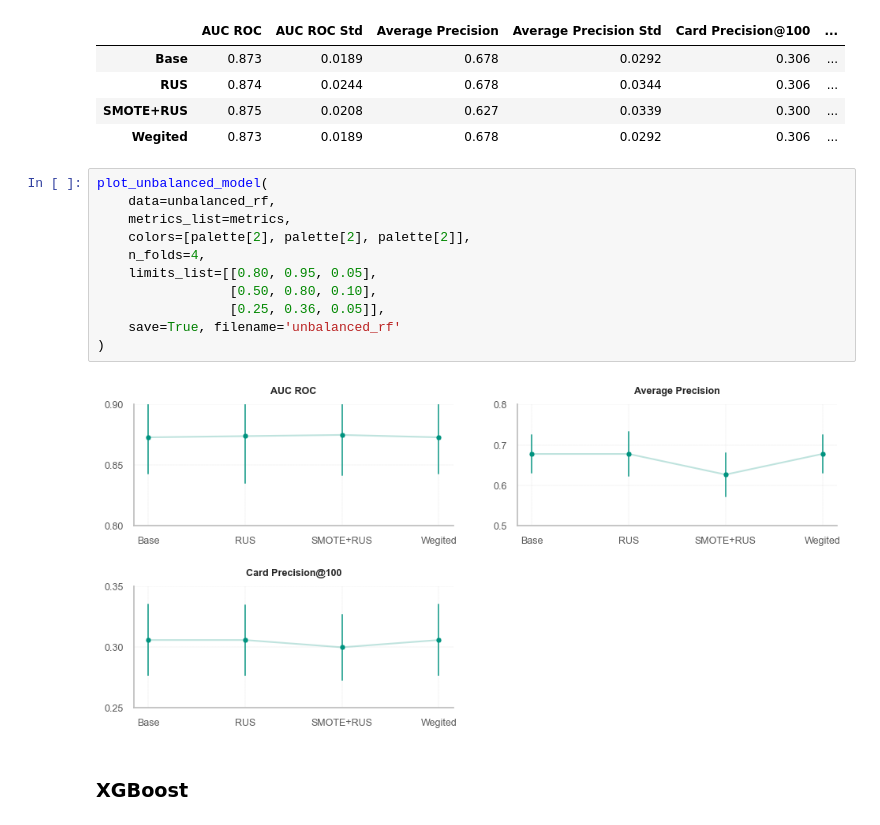
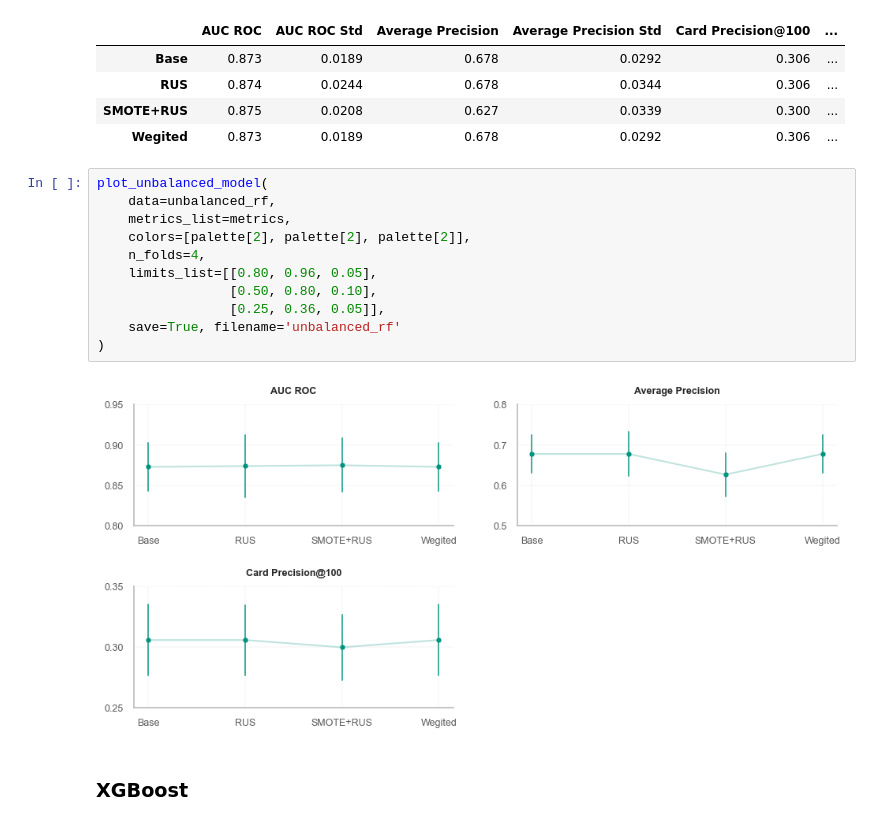
Before and after one commit to a-chasovsky/perc_credit_card_fraud_detection, a Jupyter notebook: 5-unbalanced-comparison.ipynb, the cells around one changed output. Drawn from its saved outputs; the diff is of its cells as text.

```diff
--- a/5-unbalanced-comparison.ipynb
+++ b/5-unbalanced-comparison.ipynb
@@ -164,16 +164,16 @@ unbalanced_rf
 # %%
 plot_unbalanced_model(
     data=unbalanced_rf,
     metrics_list=metrics,
     colors=[palette[2], palette[2], palette[2]],
     n_folds=4,
-    limits_list=[[0.80, 0.95, 0.05],
+    limits_list=[[0.80, 0.96, 0.05],
                  [0.50, 0.80, 0.10],
                  [0.25, 0.36, 0.05]],
     save=True, filename='unbalanced_rf'
 )
 # %% [output]
-[figure, old version]
+[figure, new version]
 # %% [markdown]
 ### XGBoost
 # %%
```
Also changed, not shown: parts of 4 cells of this notebook, 12 other files.
